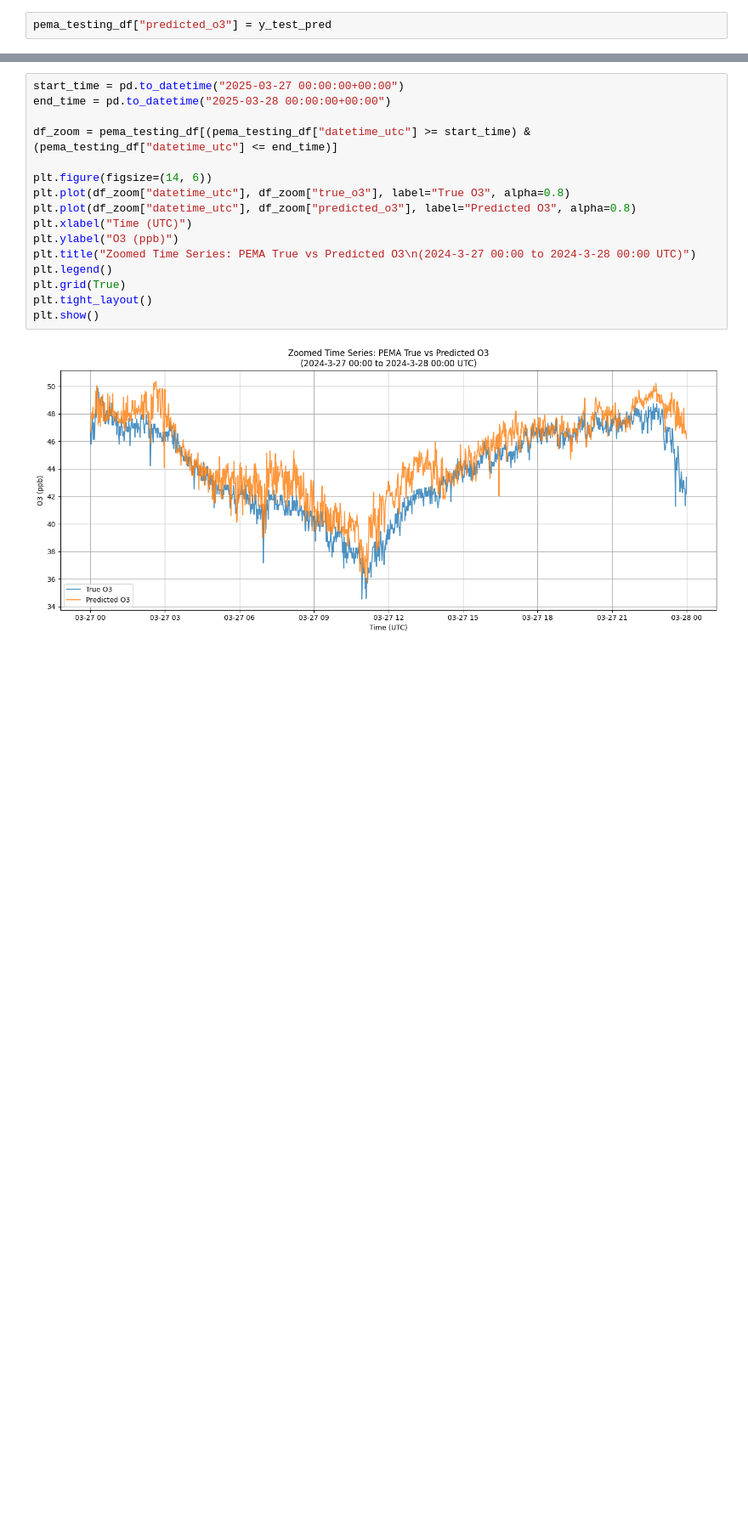
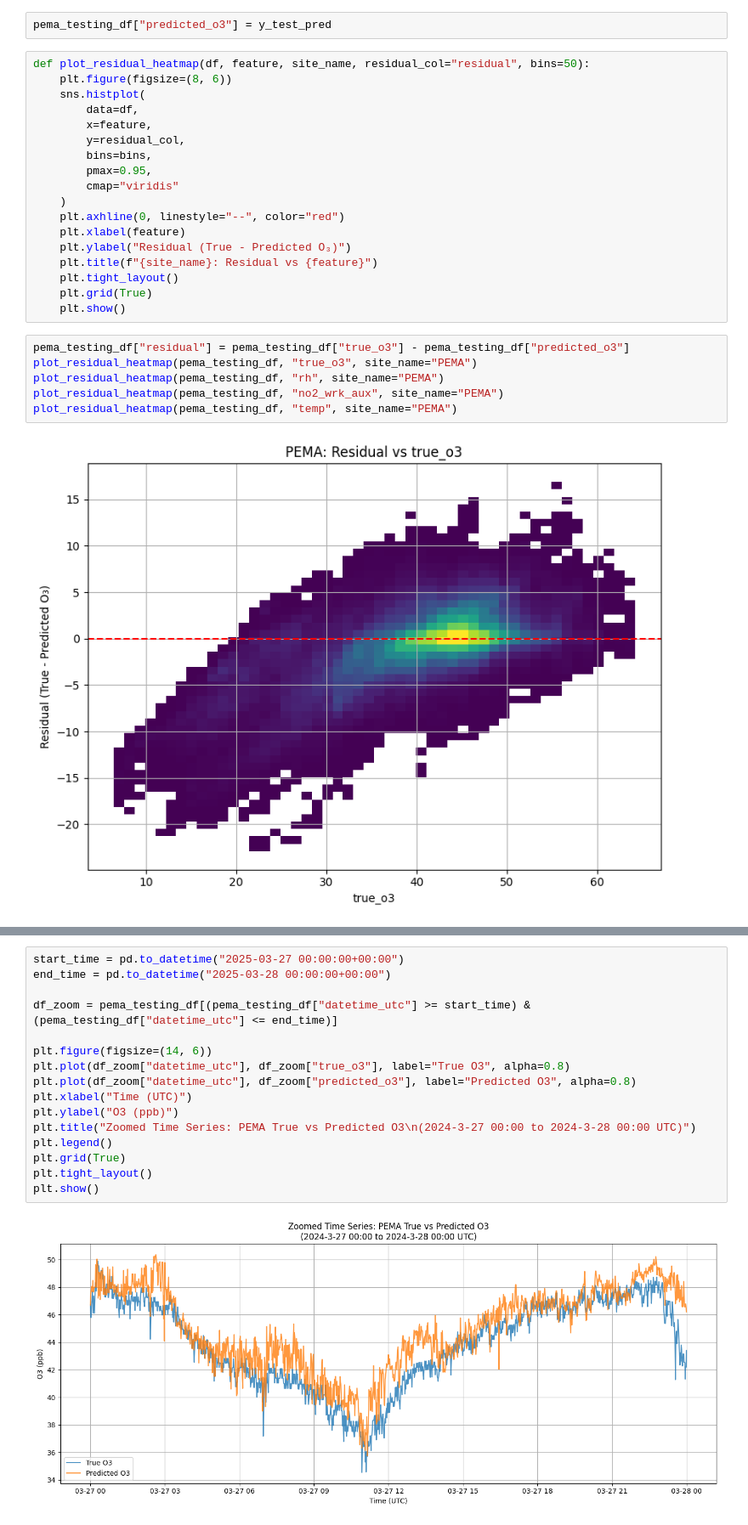
Before and after one commit to jacklardner/beacon-to-modulair-ozone, a Jupyter notebook: models.ipynb, the cells around one changed output, grey strips where cells are left out. Shown at 85% size. Cells and saved outputs as stored; diff of their text form; blank space fills up the shorter version.

Commit message:
added residuals

```diff
--- a/models.ipynb
+++ b/models.ipynb
@@ -89,3 +89,29 @@ Testing R^2: 0.818
 [figure]
 # %%
 pema_testing_df["predicted_o3"] = y_test_pred
+# %%
+def plot_residual_heatmap(df, feature, site_name, residual_col="residual", bins=50):
+    plt.figure(figsize=(8, 6))
+    sns.histplot(
+        data=df,
+        x=feature,
+        y=residual_col,
+        bins=bins,
+        pmax=0.95,
+        cmap="viridis"
+    )
+    plt.axhline(0, linestyle="--", color="red")
+    plt.xlabel(feature)
+    plt.ylabel("Residual (True - Predicted O₃)")
+    plt.title(f"{site_name}: Residual vs {feature}")
+    plt.tight_layout()
+    plt.grid(True)
+    plt.show()
+# %%
+pema_testing_df["residual"] = pema_testing_df["true_o3"] - pema_testing_df["predicted_o3"]
+plot_residual_heatmap(pema_testing_df, "true_o3", site_name="PEMA")
+plot_residual_heatmap(pema_testing_df, "rh", site_name="PEMA")
+plot_residual_heatmap(pema_testing_df, "no2_wrk_aux", site_name="PEMA")
+plot_residual_heatmap(pema_testing_df, "temp", site_name="PEMA")
+# %% [output]
+[figure, added]
```
Also changed, not shown: parts of 3 cells of this notebook.
